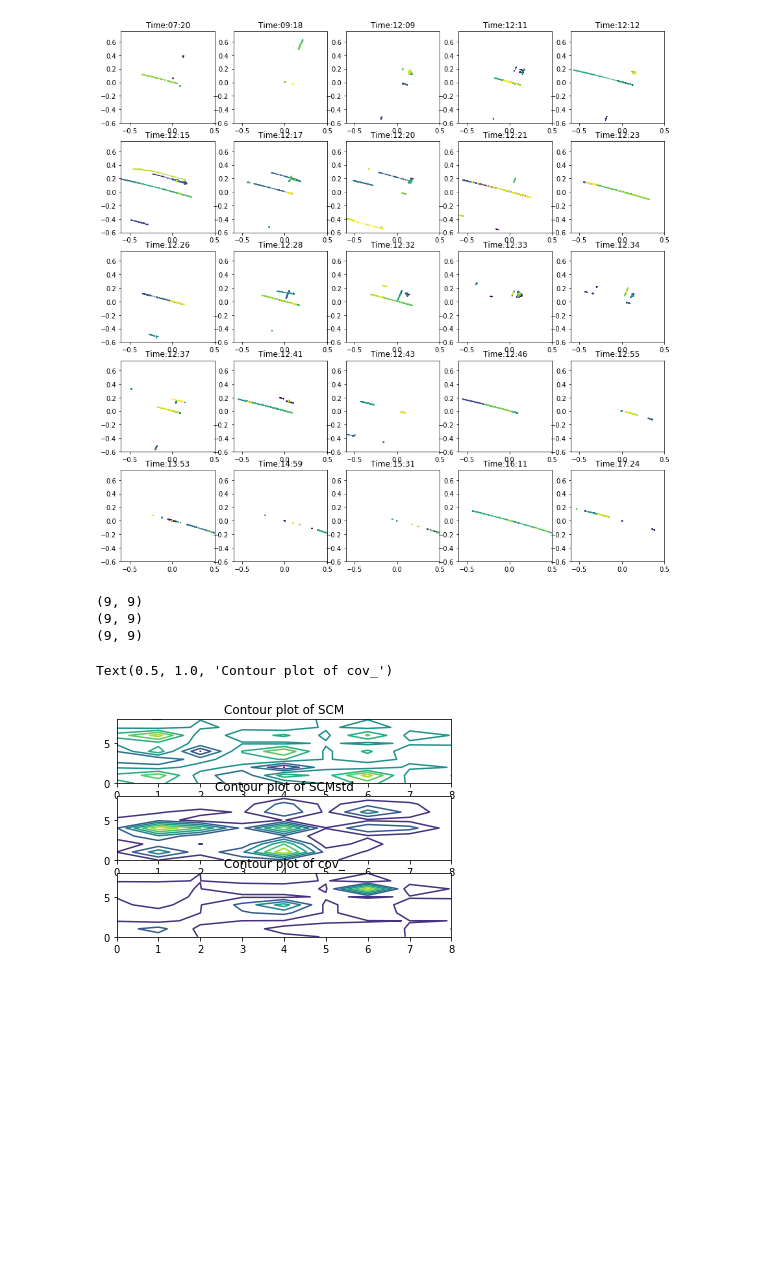
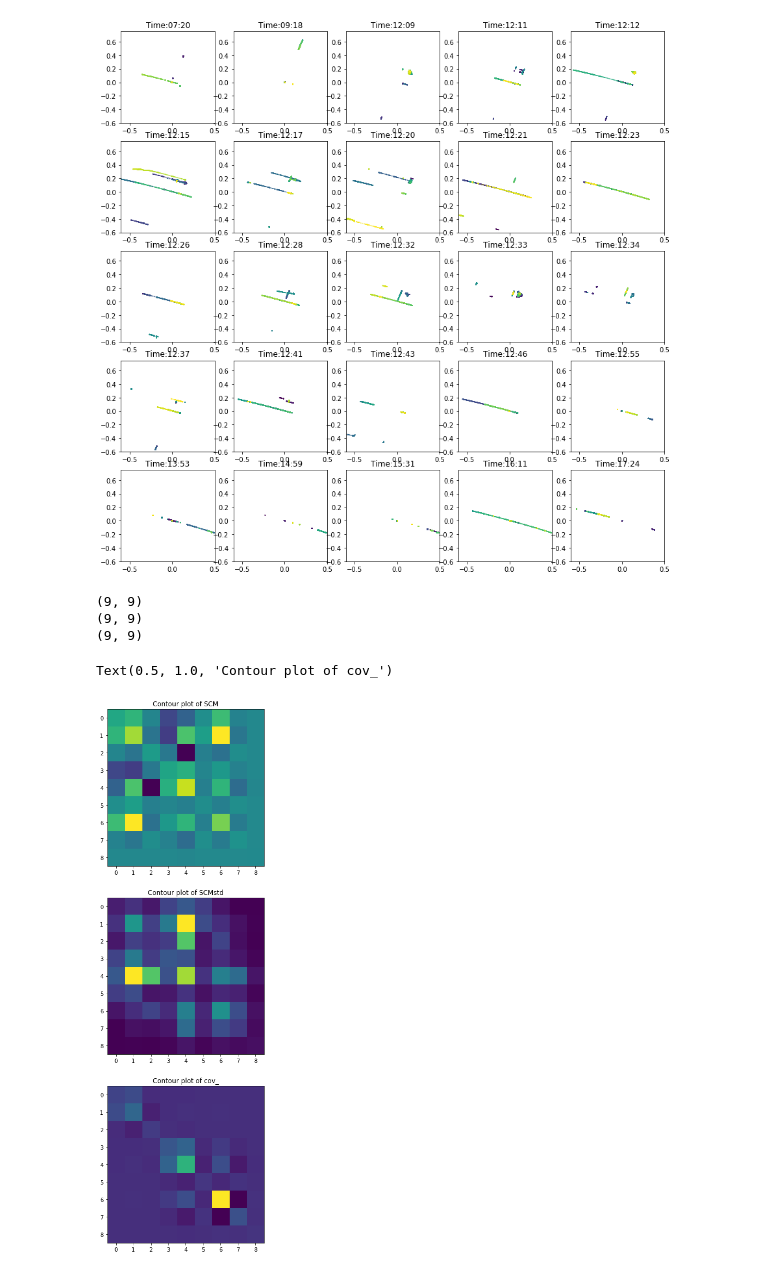
Before and after one commit to yihanhu97/SoundMapping-ODAS, a Jupyter notebook: postprocessing/ProcPCA.ipynb, the cells around one changed output. Drawn from its saved outputs; the diff is of its cells as text; code cells hidden in the pictures; blank space fills up the shorter version.

Commit message:
added some plots in ProcPCA

```diff
--- a/postprocessing/ProcPCA.ipynb
+++ b/postprocessing/ProcPCA.ipynb
@@ -180,22 +180,22 @@ Each plot represents activity for 64.0 seconds
 [figure]
 # %%
 # contour plot of  SCM, SCMstd, cov
-
+plt.figure(figsize= (6,18))
 print(SCM.shape)
 print(SCMstd.shape)
 print(cov_.shape)
 subplot(3,1,1)
-c = plt.contour(SCM)
+c = plt.imshow(SCM)
 title("Contour plot of SCM")
 subplot(3,1,2)
-d = plt.contour(SCMstd)
+d = plt.imshow(SCMstd)
 title("Contour plot of SCMstd")
 subplot(3,1,3)
-d = plt.contour(cov_)
+d = plt.imshow(cov_)
 title("Contour plot of cov_")
 # %% [output]
 (9, 9)
 (9, 9)
 (9, 9)
 Text(0.5, 1.0, 'Contour plot of cov_')
-[figure, old version]
+[figure, new version]
```
Also changed, not shown: parts of 5 cells of this notebook, 2 other files.
